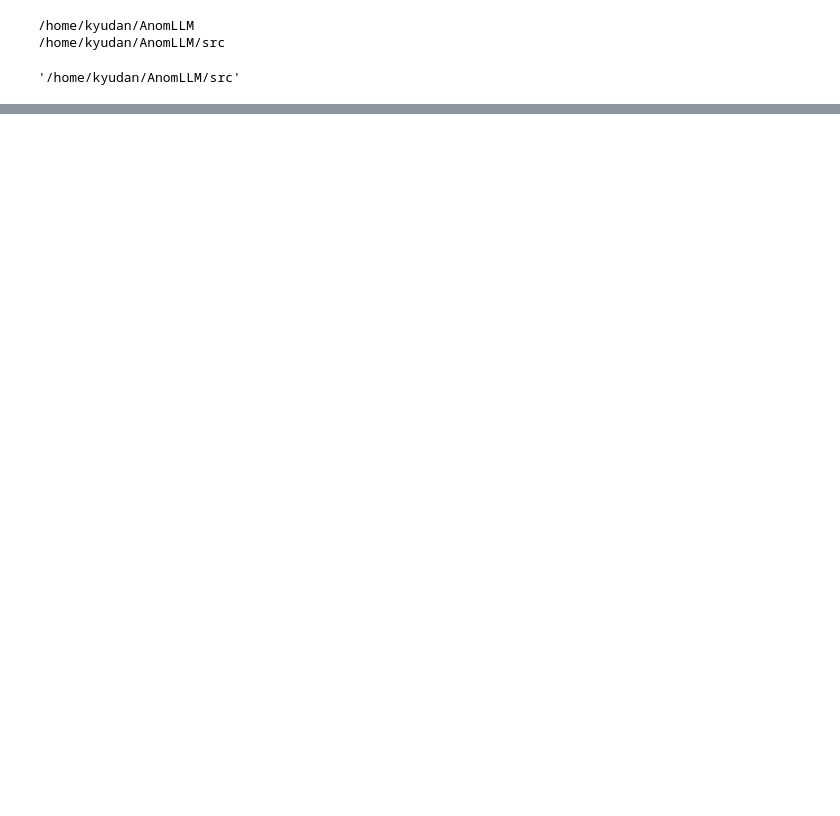
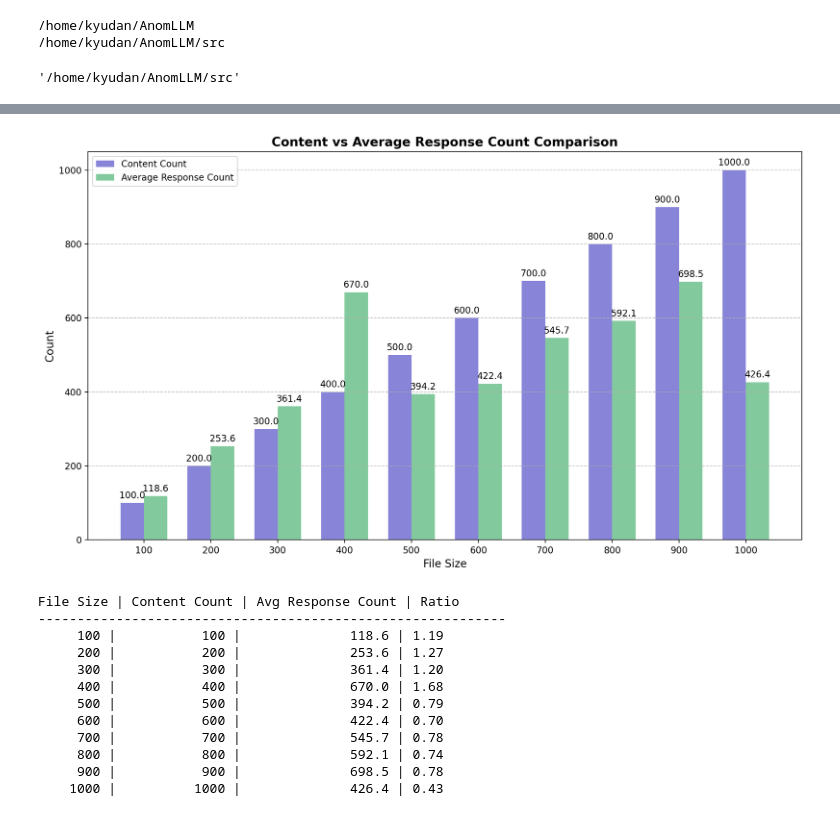
Before and after one commit to KyuDan1/AnomLLM, a Jupyter notebook: notebook/component_2.ipynb, the cells around one changed output, grey strips where cells are left out. Cells and saved outputs as stored; diff of their text form; code cells hidden in the pictures; blank space fills up the shorter version.

```diff
--- a/notebook/component_2.ipynb
+++ b/notebook/component_2.ipynb
@@ -171,0 +322,69 @@ KeyboardInterrupt:
+# %%
+import matplotlib.pyplot as plt
+import numpy as np
+
+# 데이터 정의
+file_sizes = [100, 200, 300, 400, 500, 600, 700, 800, 900, 1000]
+content_counts = file_sizes  # 파일 크기가 곧 content count
+response_counts = [118.6, 253.6, 361.4, 670.0, 394.2, 422.4, 545.7, 592.1, 698.5, 426.4]
+
+# 그래프 설정
+fig, ax = plt.subplots(figsize=(12, 7))
+
+# 막대 위치 설정
+x = np.arange(len(file_sizes))
+width = 0.35
+
+# 두 개의 막대 그래프 그리기
+rects1 = ax.bar(x - width/2, content_counts, width, label='Content Count', color='#8884d8')
+rects2 = ax.bar(x + width/2, response_counts, width, label='Average Response Count', color='#82ca9d')
+
+# 그래프 레이블 설정
+ax.set_xlabel('File Size', fontsize=12)
+ax.set_ylabel('Count', fontsize=12)
+ax.set_title('Content vs Average Response Count Comparison', fontsize=14, fontweight='bold')
+ax.set_xticks(x)
+ax.set_xticklabels(file_sizes)
+ax.legend()
+
+# 값 표시
+def add_labels(rects):
+    for rect in rects:
+        height = rect.get_height()
+        ax.annotate(f'{height:.1f}',
+                    xy=(rect.get_x() + rect.get_width() / 2, height),
+                    xytext=(0, 3),  # 3 points vertical offset
+                    textcoords="offset points",
+                    ha='center', va='bottom')
+
+add_labels(rects1)
+add_labels(rects2)
+
+# 그리드 추가 및 레이아웃 조정
+ax.grid(axis='y', linestyle='--', alpha=0.7)
+fig.tight_layout()
+
+# 그래프 저장 및 표시
+plt.savefig('content_vs_response_comparison.png', dpi=300, bbox_inches='tight')
+plt.show()
+
+# 비율 분석 출력 (선택 사항)
+print("File Size | Content Count | Avg Response Count | Ratio")
+print("-" * 60)
+for i in range(len(file_sizes)):
+    ratio = response_counts[i] / content_counts[i]
+    print(f"{file_sizes[i]:8} | {content_counts[i]:13} | {response_counts[i]:18.1f} | {ratio:.2f}")
+# %% [output]
+[figure, added]
+File Size | Content Count | Avg Response Count | Ratio
+------------------------------------------------------------
+     100 |           100 |              118.6 | 1.19
+     200 |           200 |              253.6 | 1.27
+     300 |           300 |              361.4 | 1.20
+     400 |           400 |              670.0 | 1.68
+     500 |           500 |              394.2 | 0.79
+     600 |           600 |              422.4 | 0.70
+     700 |           700 |              545.7 | 0.78
+     800 |           800 |              592.1 | 0.74
+     900 |           900 |              698.5 | 0.78
+    1000 |          1000 |              426.4 | 0.43
```
Also changed, not shown: parts of 5 cells of this notebook, 13 other files.
